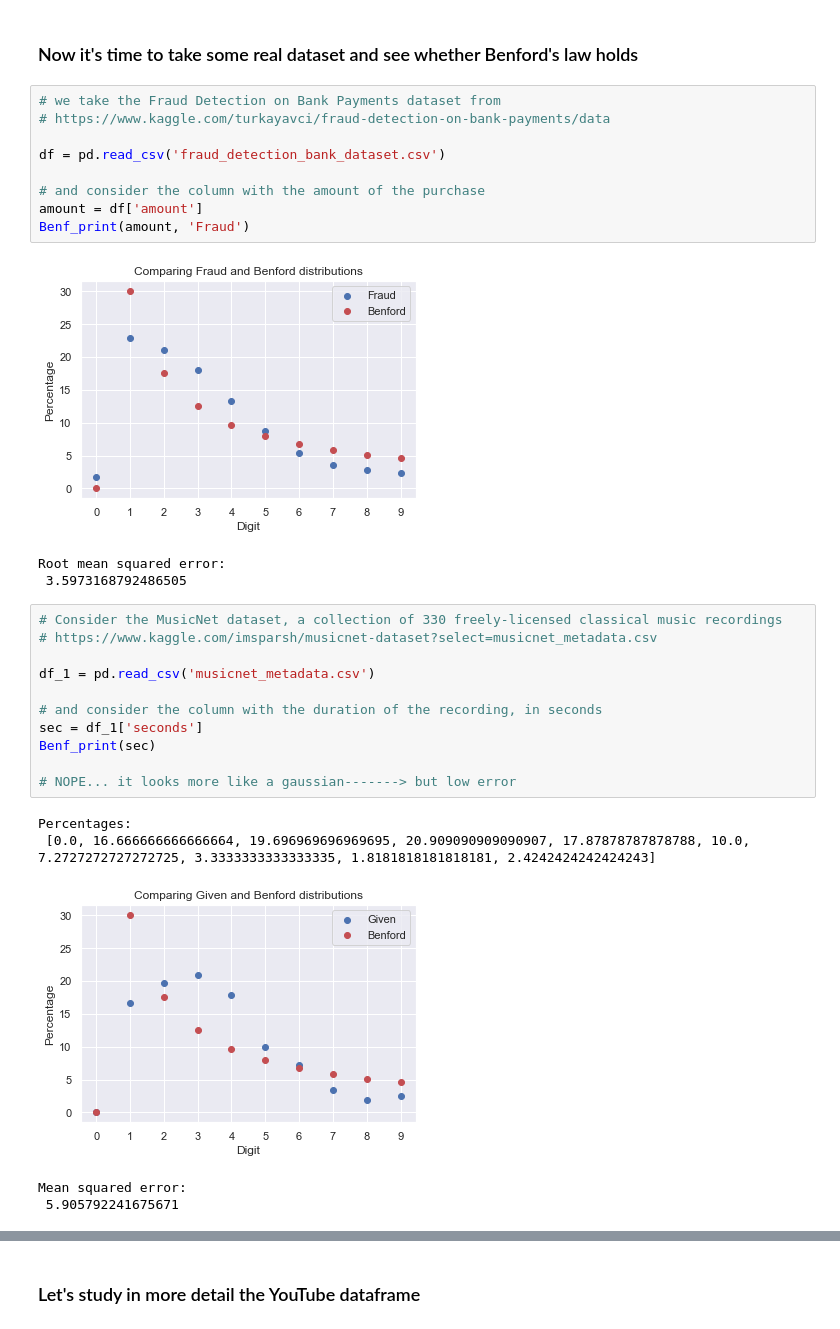
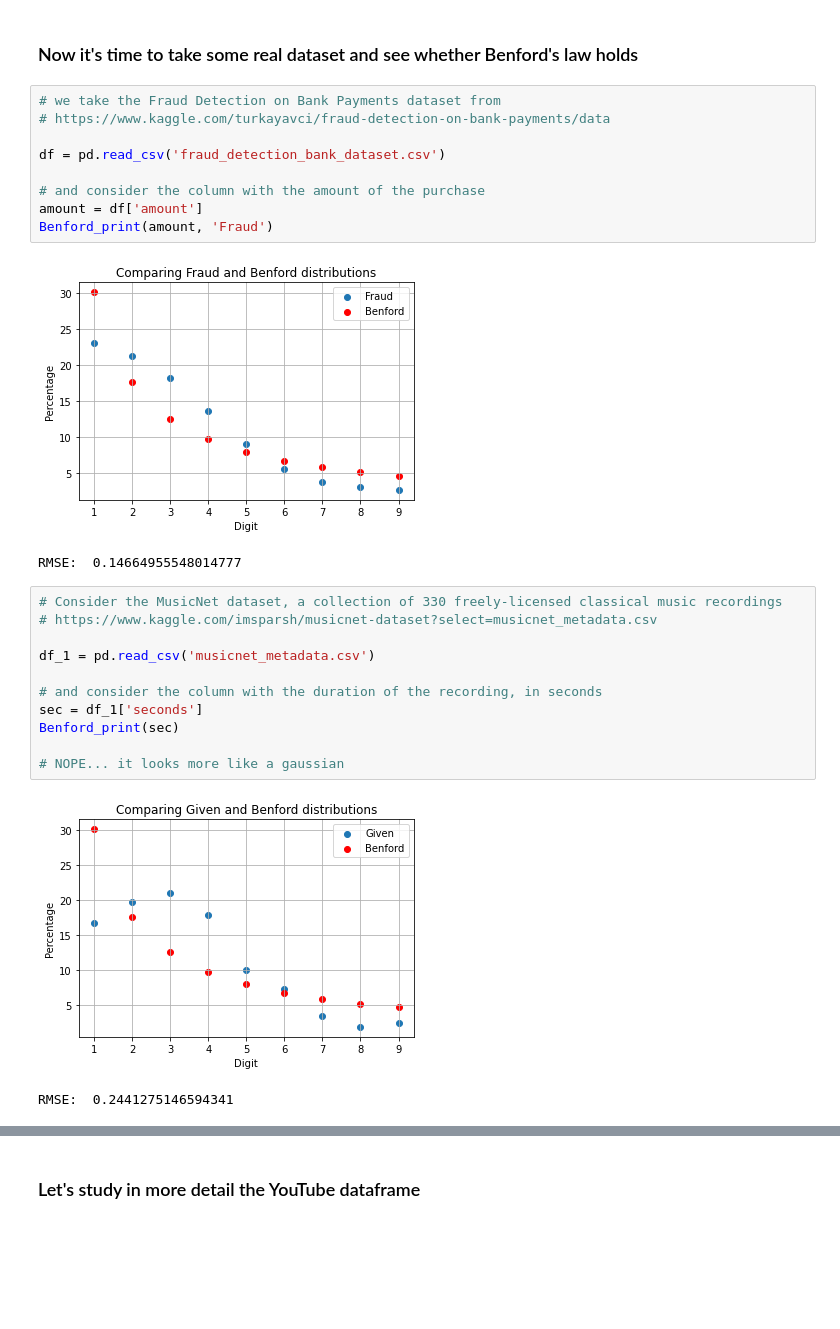
Before and after one commit to Marta-Bar/Benfords-law, a Jupyter notebook: Benfordness.ipynb, the cells around one changed output, grey strips where cells are left out. Cells and saved outputs as stored; diff of their text form; blank space fills up the shorter version.

Commit message:
Benfordness study

```diff
--- a/Benfordness.ipynb
+++ b/Benfordness.ipynb
@@ -72,16 +156,15 @@ Root mean squared error:
 # %%
 # we take the Fraud Detection on Bank Payments dataset from
 # https://www.kaggle.com/turkayavci/fraud-detection-on-bank-payments/data
 
 df = pd.read_csv('fraud_detection_bank_dataset.csv')
 
 # and consider the column with the amount of the purchase
 amount = df['amount']
-Benf_print(amount, 'Fraud')
+Benford_print(amount, 'Fraud')
 # %% [output]
-[figure, old version]
+[figure, new version]
-Root mean squared error:
- 3.5973168792486505
+RMSE:  0.14664955548014777
 # %%
 # Consider the MusicNet dataset, a collection of 330 freely-licensed classical music recordings
 # https://www.kaggle.com/imsparsh/musicnet-dataset?select=musicnet_metadata.csv
@@ -90,15 +173,12 @@ df_1 = pd.read_csv('musicnet_metadata.csv')
 
 # and consider the column with the duration of the recording, in seconds
 sec = df_1['seconds']
-Benf_print(sec)
+Benford_print(sec)
 
-# NOPE... it looks more like a gaussian-------> but low error
+# NOPE... it looks more like a gaussian
 # %% [output]
+[figure, new version]
-Percentages:
- [0.0, 16.666666666666664, 19.696969696969695, 20.909090909090907, 17.87878787878788, 10.0, 7.2727272727272725, 3.3333333333333335, 1.8181818181818181, 2.4242424242424243]
+RMSE:  0.2441275146594341
-[figure, old version]
-Mean squared error:
- 5.905792241675671
 # %%
 # Trending YouTube Video Statistics
 # https://www.kaggle.com/datasnaek/youtube-new?select=USvideos.csv
```
Also changed, not shown: parts of 17 cells of this notebook.
